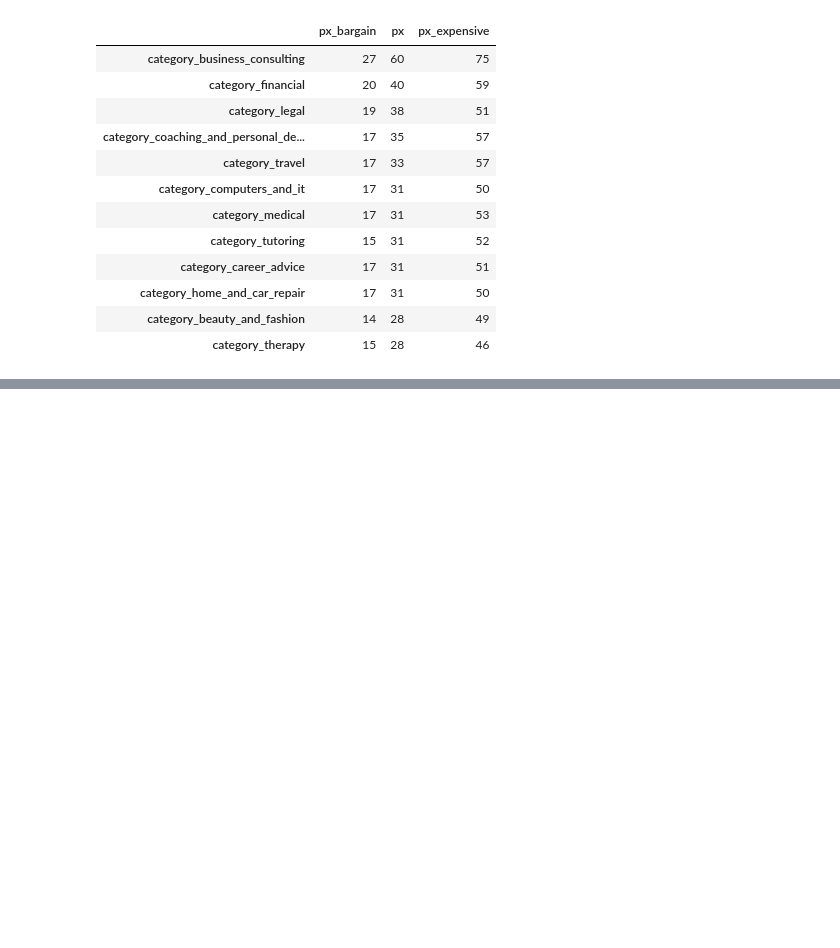
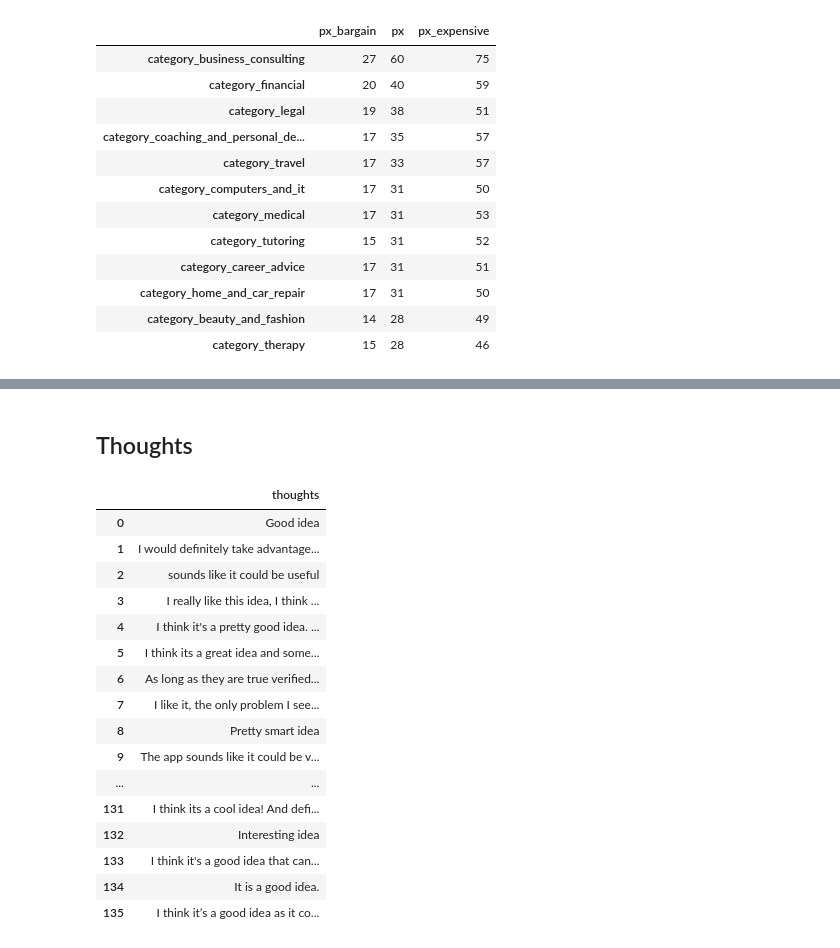
Before and after one commit to ntountasakis/expertapp, a Jupyter notebook: studies/market_research_survey/nbs/01_survey_analysis.ipynb, the cells around one changed output, grey strips where cells are left out. Cells and saved outputs as stored; diff of their text form; code cells hidden in the pictures; blank space fills up the shorter version.

```diff
--- a/studies/market_research_survey/nbs/01_survey_analysis.ipynb
+++ b/studies/market_research_survey/nbs/01_survey_analysis.ipynb
@@ -218,0 +244,22 @@ px_by_category.sort_values(by='px', ascending=False).style.format('{:,.0f}')
+# %% [markdown]
+## Thoughts
+# %%
+df[['thoughts']].dropna().style.set_properties(**{'text-align': 'left'})
+# %% [output]
+|  | thoughts |
+| 0 | Good idea |
+| 1 | I would definitely take advantage... |
+| 2 | sounds like it could be useful |
+| 3 | I really like this idea, I think ... |
+| 4 | I think it's a pretty good idea. ... |
+| 5 | I think its a great idea and some... |
+| 6 | As long as they are true verified... |
+| 7 | I like it, the only problem I see... |
+| 8 | Pretty smart idea |
+| 9 | The app sounds like it could be v... |
+| ... | ... |
+| 131 | I think its a cool idea! And defi... |
+| 132 | Interesting idea |
+| 133 | I think it's a good idea that can... |
+| 134 | It is a good idea. |
+| 135 | I think it’s a good idea as it co... |
```
Also changed, not shown: parts of 3 cells of this notebook.
